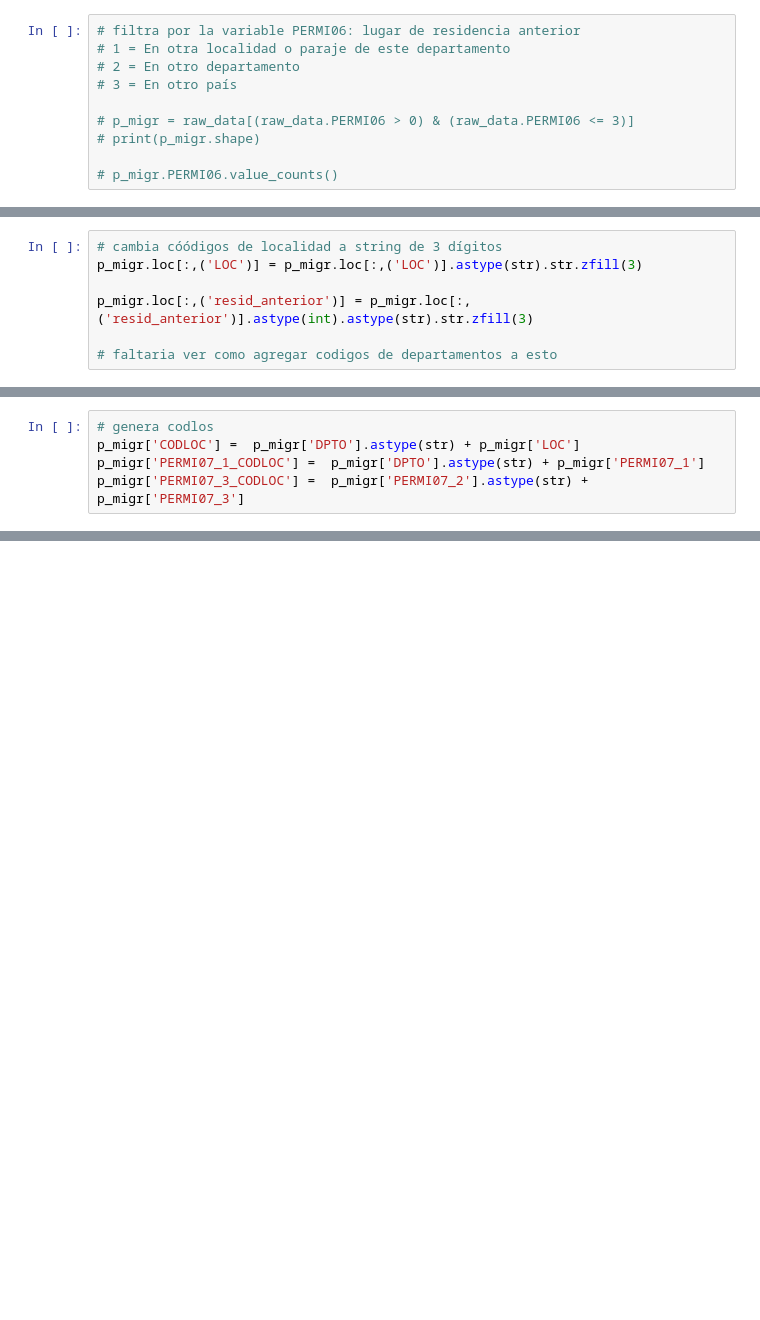
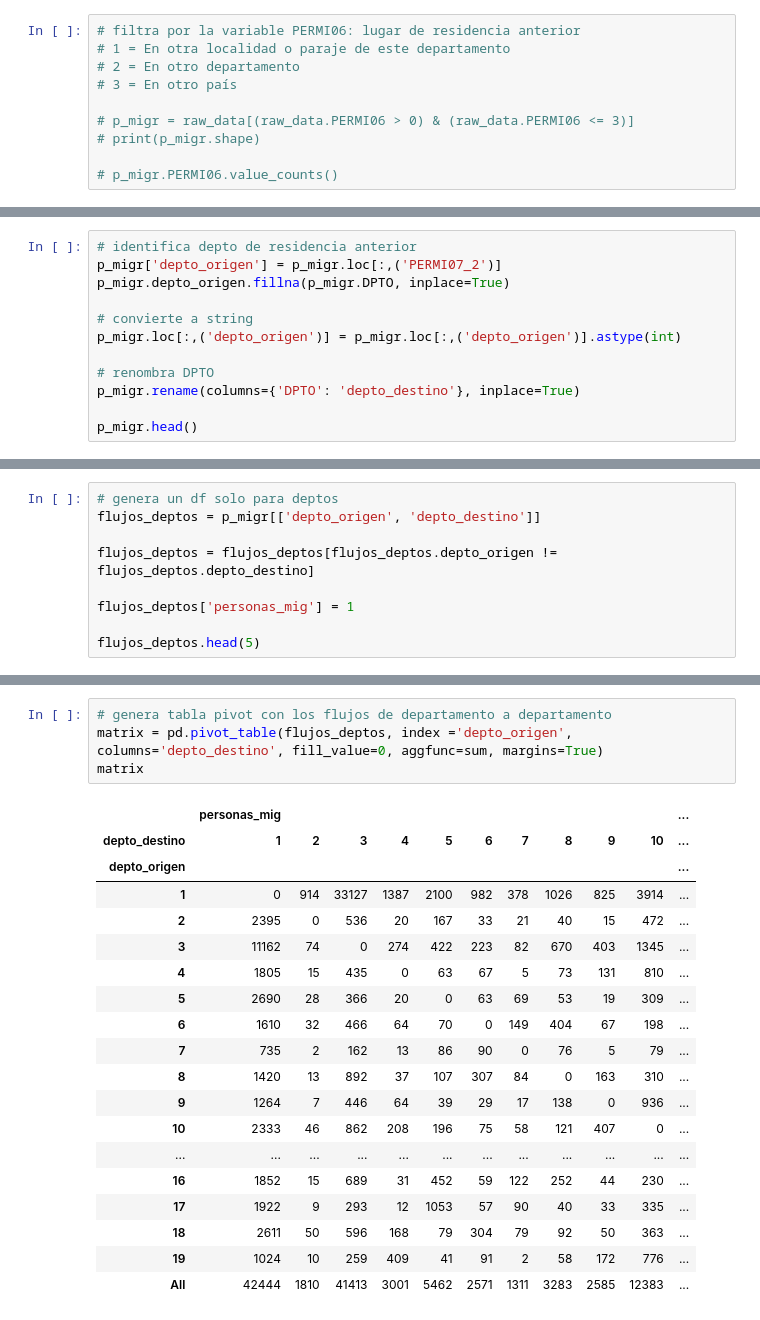
Before and after one commit to guillermodangelo/tesis, a Jupyter notebook: 0_0_data_wrangling.ipynb, the cells around one changed output, grey strips where cells are left out. Saved outputs shown, nothing was run; the diff lists cells and outputs as text; blank space fills up the shorter version.

```diff
--- a/0_0_data_wrangling.ipynb
+++ b/0_0_data_wrangling.ipynb
@@ -86,7 +124,0 @@ sum(pd.isnull(p_migr['resid_anterior']))
-# %%
-# cambia cóódigos de localidad a string de 3 dígitos
-p_migr.loc[:,('LOC')] = p_migr.loc[:,('LOC')].astype(str).str.zfill(3)
-
-p_migr.loc[:,('resid_anterior')] = p_migr.loc[:,('resid_anterior')].astype(int).astype(str).str.zfill(3)
-
-# faltaria ver como agregar codigos de departamentos a esto
@@ -99,5 +124,0 @@ See the caveats in the documentation: https://pandas.pydata.org/pandas-docs/stab
-# %%
-# genera codlos
-p_migr['CODLOC'] =  p_migr['DPTO'].astype(str) + p_migr['LOC']
-p_migr['PERMI07_1_CODLOC'] =  p_migr['DPTO'].astype(str) + p_migr['PERMI07_1']
-p_migr['PERMI07_3_CODLOC'] =  p_migr['PERMI07_2'].astype(str) + p_migr['PERMI07_3']
@@ -125,0 +127,12 @@ p_migr.head(2)
+# %%
+# identifica depto de residencia anterior
+p_migr['depto_origen'] = p_migr.loc[:,('PERMI07_2')]
+p_migr.depto_origen.fillna(p_migr.DPTO, inplace=True)
+
+# convierte a string
+p_migr.loc[:,('depto_origen')] = p_migr.loc[:,('depto_origen')].astype(int)
+
+# renombra DPTO
+p_migr.rename(columns={'DPTO': 'depto_destino'}, inplace=True)
+
+p_migr.head()
@@ -125,0 +146,9 @@ p_migr.head(2)
+# %%
+# genera un df solo para deptos
+flujos_deptos = p_migr[['depto_origen', 'depto_destino']]
+
+flujos_deptos = flujos_deptos[flujos_deptos.depto_origen != flujos_deptos.depto_destino]
+
+flujos_deptos['personas_mig'] = 1
+
+flujos_deptos.head(5)
@@ -125,0 +178,24 @@ p_migr.head(2)
+# %%
+# genera tabla pivot con los flujos de departamento a departamento
+matrix = pd.pivot_table(flujos_deptos, index ='depto_origen', columns='depto_destino', fill_value=0, aggfunc=sum, margins=True)
+matrix
+# %% [output]
+|  | personas_mig |  |  |  |  |  |  |  |  |  | ... |
+| depto_destino | 1 | 2 | 3 | 4 | 5 | 6 | 7 | 8 | 9 | 10 | ... |
+| depto_origen |  |  |  |  |  |  |  |  |  |  | ... |
+| 1 | 0 | 914 | 33127 | 1387 | 2100 | 982 | 378 | 1026 | 825 | 3914 | ... |
+| 2 | 2395 | 0 | 536 | 20 | 167 | 33 | 21 | 40 | 15 | 472 | ... |
+| 3 | 11162 | 74 | 0 | 274 | 422 | 223 | 82 | 670 | 403 | 1345 | ... |
+| 4 | 1805 | 15 | 435 | 0 | 63 | 67 | 5 | 73 | 131 | 810 | ... |
+| 5 | 2690 | 28 | 366 | 20 | 0 | 63 | 69 | 53 | 19 | 309 | ... |
+| 6 | 1610 | 32 | 466 | 64 | 70 | 0 | 149 | 404 | 67 | 198 | ... |
+| 7 | 735 | 2 | 162 | 13 | 86 | 90 | 0 | 76 | 5 | 79 | ... |
+| 8 | 1420 | 13 | 892 | 37 | 107 | 307 | 84 | 0 | 163 | 310 | ... |
+| 9 | 1264 | 7 | 446 | 64 | 39 | 29 | 17 | 138 | 0 | 936 | ... |
+| 10 | 2333 | 46 | 862 | 208 | 196 | 75 | 58 | 121 | 407 | 0 | ... |
+| ... | ... | ... | ... | ... | ... | ... | ... | ... | ... | ... | ... |
+| 16 | 1852 | 15 | 689 | 31 | 452 | 59 | 122 | 252 | 44 | 230 | ... |
+| 17 | 1922 | 9 | 293 | 12 | 1053 | 57 | 90 | 40 | 33 | 335 | ... |
+| 18 | 2611 | 50 | 596 | 168 | 79 | 304 | 79 | 92 | 50 | 363 | ... |
+| 19 | 1024 | 10 | 259 | 409 | 41 | 91 | 2 | 58 | 172 | 776 | ... |
+| All | 42444 | 1810 | 41413 | 3001 | 5462 | 2571 | 1311 | 3283 | 2585 | 12383 | ... |
```
Also changed, not shown: parts of 29 cells of this notebook.
